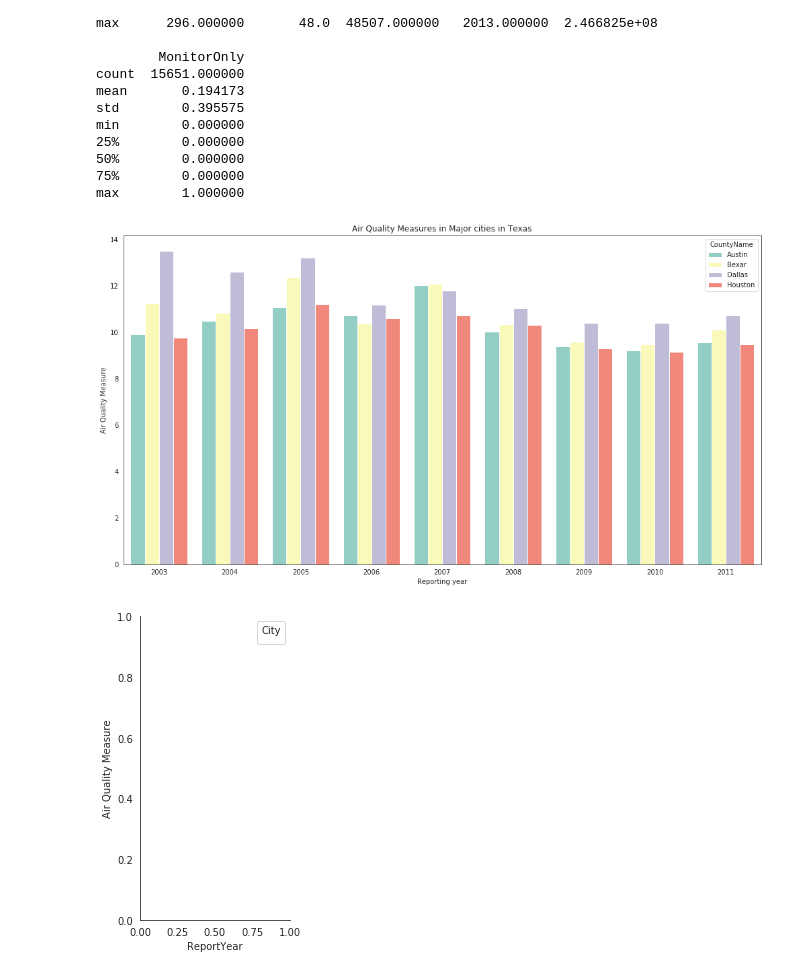
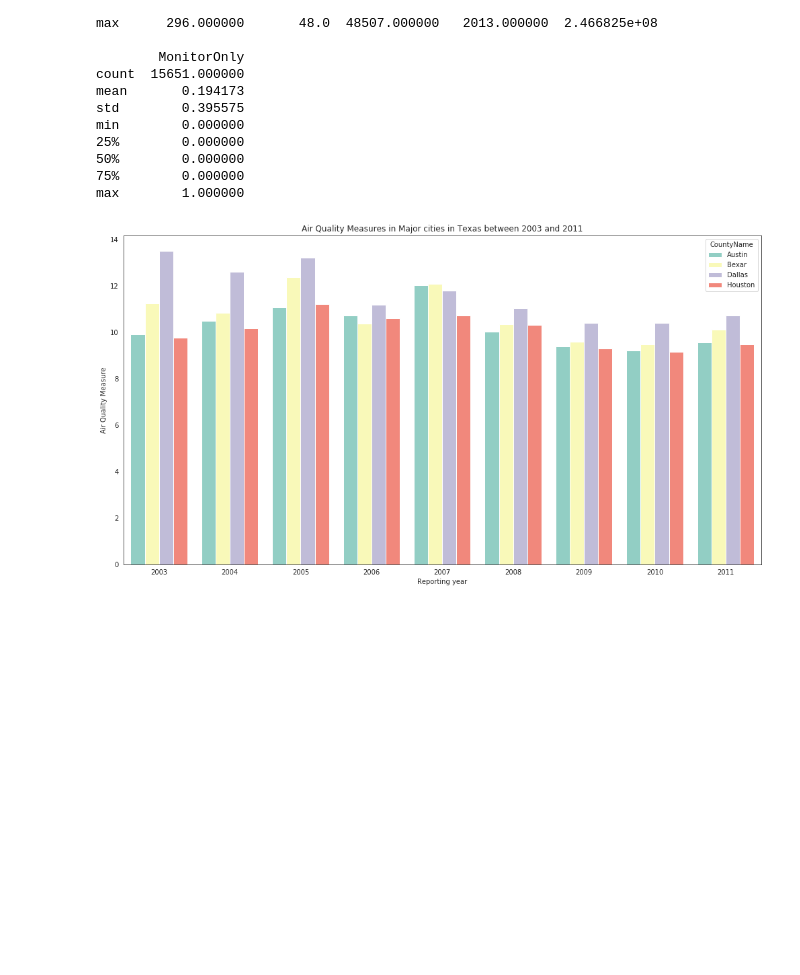
Before and after one commit to Saranyanv/test, a Jupyter notebook: 455_Assignment2.ipynb, the cells around one changed output. Saved outputs shown, nothing was run; the diff lists cells and outputs as text; code cells hidden in the pictures; blank space fills up the shorter version.

```diff
--- a/455_Assignment2.ipynb
+++ b/455_Assignment2.ipynb
@@ -82,7 +82,7 @@ TX_Air_Quality_big4.head()
 # %%
 #sfo_air_traffic_big4.loc[sfo_air_traffic_big4['Published Airline IATA Code'].isin(['AA', 'B6', 'DL']), 'Airline'] = 'Other Carriers'
 # %%
-sfo_air_traffic_big4_agg=DataFrame({'Air Quality Measure' : TX_Air_Quality_big4.groupby(['CountyName', 'ReportYear'])['Value'].sum()}).reset_index()
+TX_Air_Quality_big4_agg=DataFrame({'Air Quality Measure' : TX_Air_Quality_big4.groupby(['CountyName', 'ReportYear'])['Value'].sum()}).reset_index()
 # %%
 #sfo_air_traffic_AA_UA['Activity Period Formatted']=pd.to_datetime(sfo_air_traffic_AA_UA['Activity Period'], format='%Y%m')
 # %%
@@ -92,22 +103,25 @@ sfo_air_traffic_big4_agg=DataFrame({'Air Quality Measure' : TX_Air_Quality_big4.
 # %%
 import seaborn as sns
 import matplotlib.pyplot as plt
 sns.set_style("white")
 
 fig, ax = plt.subplots(figsize=(17,9))
-g = sns.catplot(x="ReportYear", y="Air Quality Measure", hue="CountyName", data=sfo_air_traffic_big4_agg,
+g = sns.catplot(x="ReportYear", y="Air Quality Measure", hue="CountyName", data=TX_Air_Quality_big4_agg,
                 kind="bar"#, palette=sns.color_palette(palette = ["SteelBlue" , "Salmon", "Grey", "Cyan"])
                 , palette="Set3"
-                , legend=False, ax=ax, aspect=.6, saturation=.85)
+                , ax=ax
+                , legend=True
+                , aspect=.6, saturation=.85)
 
-ax.set_title('Air Quality Measures in Major cities in Texas')
+ax.set_title('Air Quality Measures in Major cities in Texas between 2003 and 2011')
 ax.set_xlabel('Reporting year')
 
-plt.legend(title='City', loc='upper right', labels=['Austin', 'San Antonio', 'Dallas', 'Houston'])
-plt.show(g)
+#plt.legend(title='City', loc='upper right', labels=['Austin', 'San Antonio', 'Dallas', 'Houston'])
+plt.close(g.fig)
+#change_width(ax, .15)
+#plt.show(g)
 # %% [output]
-[figure, old version]
+[figure, new version]
-[figure, removed]
 # %%
 import seaborn as sns
 import matplotlib.pyplot as plt
```
Also changed, not shown: parts of 2 cells of this notebook.
